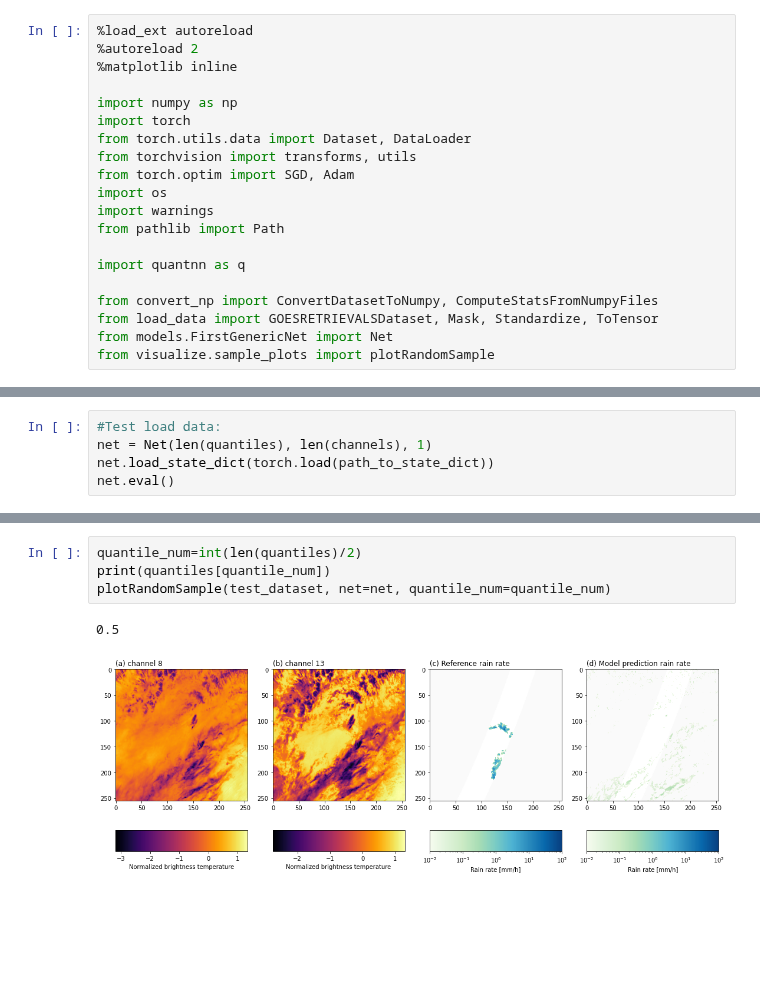
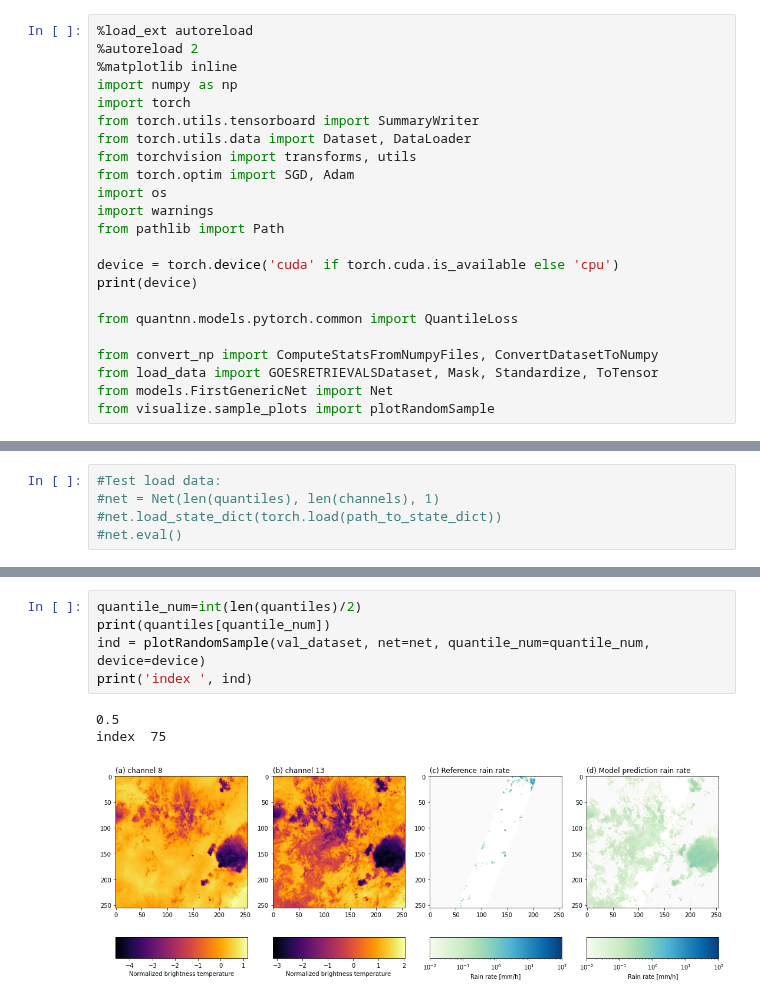
Before and after one commit to ingridingemarsson/geostat-masters-thesis, a Jupyter notebook: src/rain_retrievals_net.ipynb, the cells around one changed output, grey strips where cells are left out. Cells and saved outputs as stored; diff of their text form; blank space fills up the shorter version.

```diff
--- a/src/rain_retrievals_net.ipynb
+++ b/src/rain_retrievals_net.ipynb
@@ -2,9 +2,9 @@
 %load_ext autoreload
 %autoreload 2
 %matplotlib inline
-
 import numpy as np
 import torch
+from torch.utils.tensorboard import SummaryWriter
 from torch.utils.data import Dataset, DataLoader
 from torchvision import transforms, utils
 from torch.optim import SGD, Adam
@@ -12,9 +12,12 @@ import os
 import warnings
 from pathlib import Path
 
-import quantnn as q
+device = torch.device('cuda' if torch.cuda.is_available else 'cpu')
+print(device)
 
-from convert_np import ConvertDatasetToNumpy, ComputeStatsFromNumpyFiles
+from quantnn.models.pytorch.common import QuantileLoss
+
+from convert_np import ComputeStatsFromNumpyFiles, ConvertDatasetToNumpy
 from load_data import GOESRETRIEVALSDataset, Mask, Standardize, ToTensor
 from models.FirstGenericNet import Net
 from visualize.sample_plots import plotRandomSample
@@ -106,5 +186,5 @@ torch.save(net.state_dict(), path_to_state_dict)
 # %%
 #Test load data:
-net = Net(len(quantiles), len(channels), 1)
-net.load_state_dict(torch.load(path_to_state_dict))
-net.eval()
+#net = Net(len(quantiles), len(channels), 1)
+#net.load_state_dict(torch.load(path_to_state_dict))
+#net.eval()
@@ -137,8 +191,10 @@ test_dataloader = DataLoader(test_dataset, batch_size=BATCH_SIZE, shuffle=True)
 # %%
 quantile_num=int(len(quantiles)/2)
 print(quantiles[quantile_num])
-plotRandomSample(test_dataset, net=net, quantile_num=quantile_num)
+ind = plotRandomSample(val_dataset, net=net, quantile_num=quantile_num, device=device)
+print('index ', ind)
 # %% [output]
 0.5
+index  75
-[figure, old version]
+[figure, new version]
 # %%
```
Also changed, not shown: parts of 10 cells of this notebook, 2 other files.
